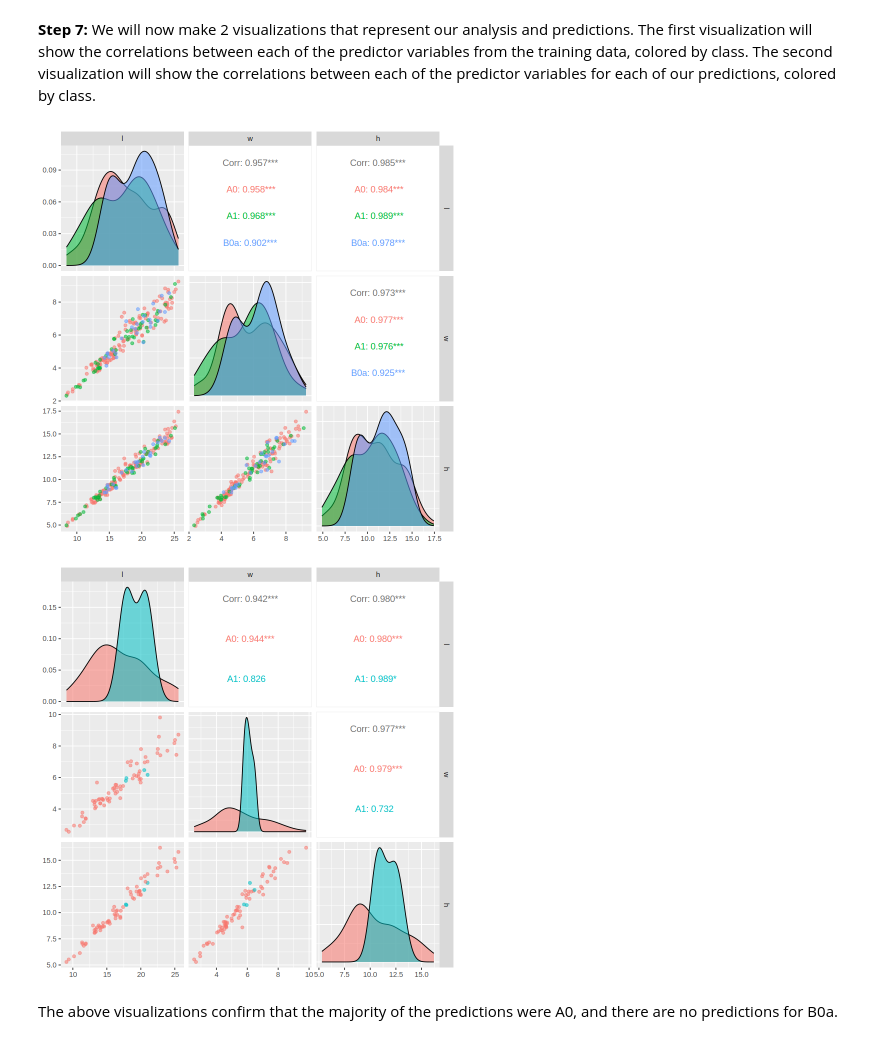
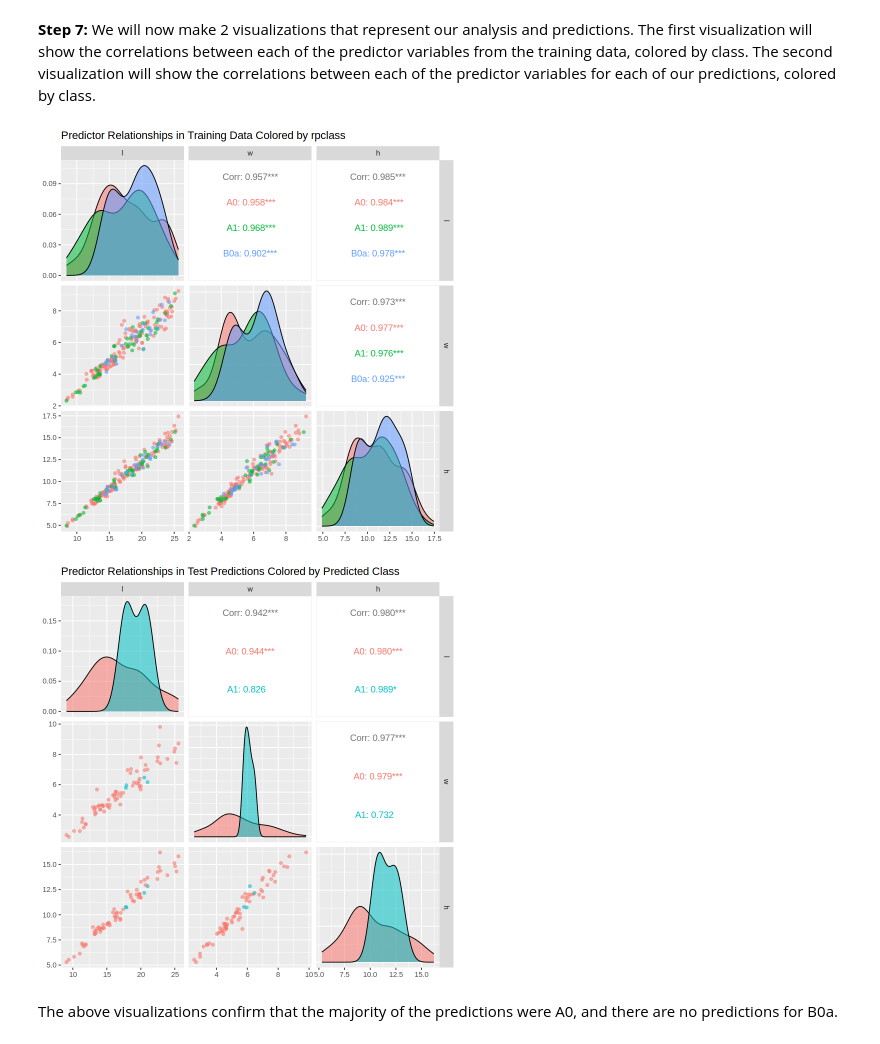
Before and after one commit to rhe9598/dsci_group_project, a Jupyter notebook: DcorneaReport.ipynb, the cells around one changed output. Saved outputs shown, nothing was run; the diff lists cells and outputs as text; code cells hidden in the pictures.

```diff
--- a/DcorneaReport.ipynb
+++ b/DcorneaReport.ipynb
@@ -406,20 +406,22 @@ We can see from the confusion matrix above that 43 predictions for A0, 1 predict
 # %%
 #ggpairs plot of original data, color coded by class
 dornea_pairs_original_plot <- training_data |>
                         select(l:h) |>
-                        ggpairs(aes(color = training_data$rpclass, alpha = 0.05))
+                        ggpairs(aes(color = training_data$rpclass, alpha = 0.05),
+                                title = "Predictor Relationships in Training Data Colored by rpclass")
 
 dornea_pairs_original_plot
 
 #ggpairs plot of new observation, color coded by predicted class
 dornea_pairs_predictions_plot <- test_predictions |>
                         select(l:h) |>
-                        ggpairs(aes(color = test_predictions$.pred_class, alpha = 0.05))
+                        ggpairs(aes(color = test_predictions$.pred_class, alpha = 0.05),
+                                title = "Predictor Relationships in Test Predictions Colored by Predicted Class")
 
 dornea_pairs_predictions_plot
 # %% [output]
-[figure, old version]
+[figure, new version]
-[figure, old version]
+[figure, new version]
 # %% [markdown]
 The above visualizations confirm that the majority of the predictions were A0, and there are no predictions for B0a.
 # %% [markdown]
```
